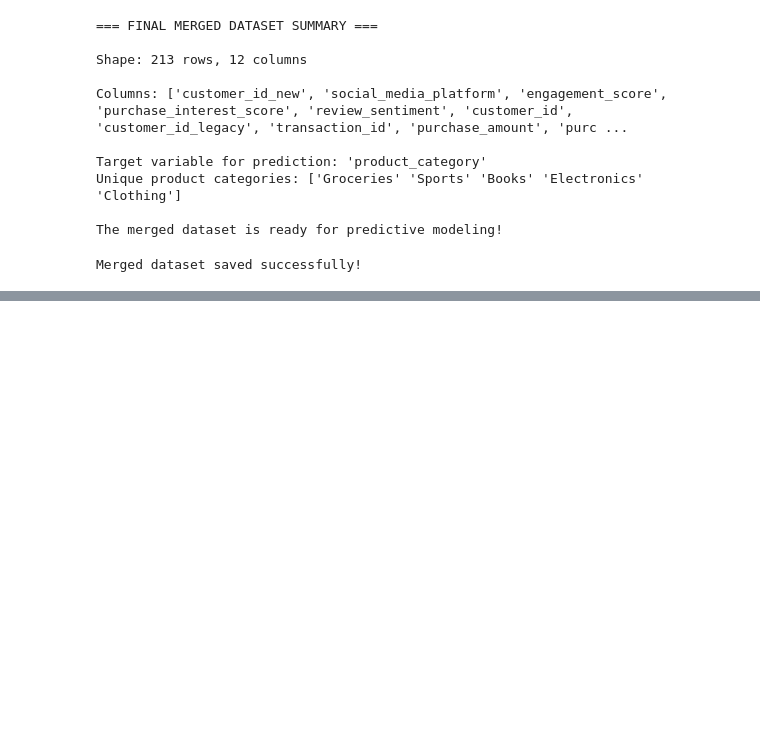
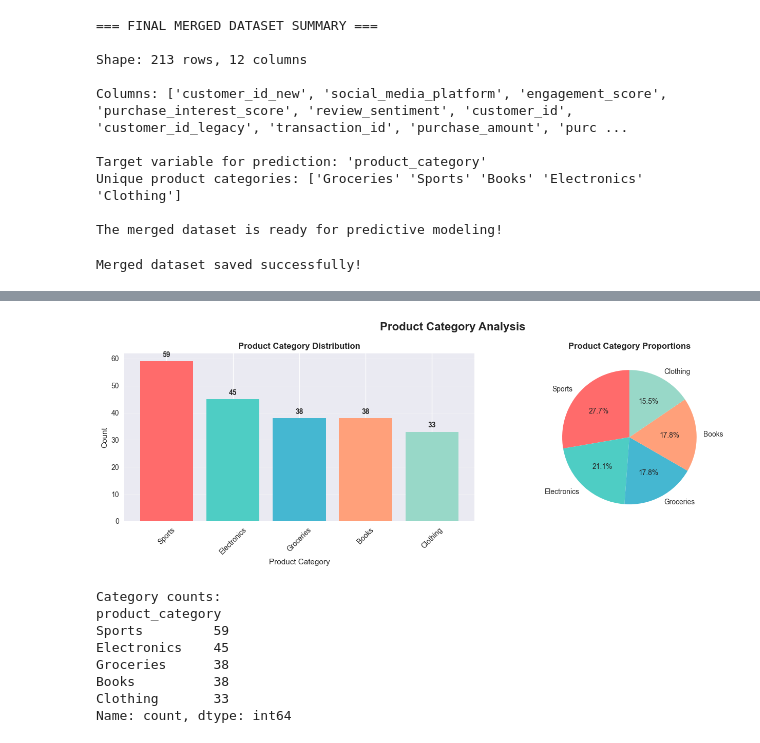
Before and after one commit to aubert-gloire/Group_5_Multimodal-Data-Preprocessing-Assignment, a Jupyter notebook: Notebook/merge_datasets.ipynb, the cells around one changed output, grey strips where cells are left out. Drawn from its saved outputs; the diff is of its cells as text; code cells hidden in the pictures; blank space fills up the shorter version.

```diff
--- a/Notebook/merge_datasets.ipynb
+++ b/Notebook/merge_datasets.ipynb
@@ -244,0 +300,36 @@ Merged dataset saved successfully!
+# %%
+#  Product Category Distribution
+fig, axes = plt.subplots(1, 2, figsize=(14, 5))
+
+category_counts = merged_data['product_category'].value_counts()
+
+# Bar chart
+axes[0].bar(category_counts.index, category_counts.values, color=['#FF6B6B', '#4ECDC4', '#45B7D1', '#FFA07A', '#98D8C8'])
+axes[0].set_title('Product Category Distribution', fontsize=12, fontweight='bold')
+axes[0].set_xlabel('Product Category')
+axes[0].set_ylabel('Count')
+axes[0].tick_params(axis='x', rotation=45)
+for i, v in enumerate(category_counts.values):
+    axes[0].text(i, v + 1, str(v), ha='center', va='bottom', fontweight='bold')
+axes[0].grid(True, alpha=0.3, axis='y')
+
+# Pie chart
+axes[1].pie(category_counts.values, labels=category_counts.index, autopct='%1.1f%%',
+            colors=['#FF6B6B', '#4ECDC4', '#45B7D1', '#FFA07A', '#98D8C8'], startangle=90)
+axes[1].set_title('Product Category Proportions', fontsize=12, fontweight='bold')
+
+plt.suptitle('Product Category Analysis', fontsize=16, fontweight='bold')
+plt.tight_layout()
+plt.show()
+
+print(f"\nCategory counts:\n{category_counts}")
+# %% [output]
+[figure, added]
+Category counts:
+product_category
+Sports         59
+Electronics    45
+Groceries      38
+Books          38
+Clothing       33
+Name: count, dtype: int64
```
Also changed, not shown: parts of 5 cells of this notebook.
